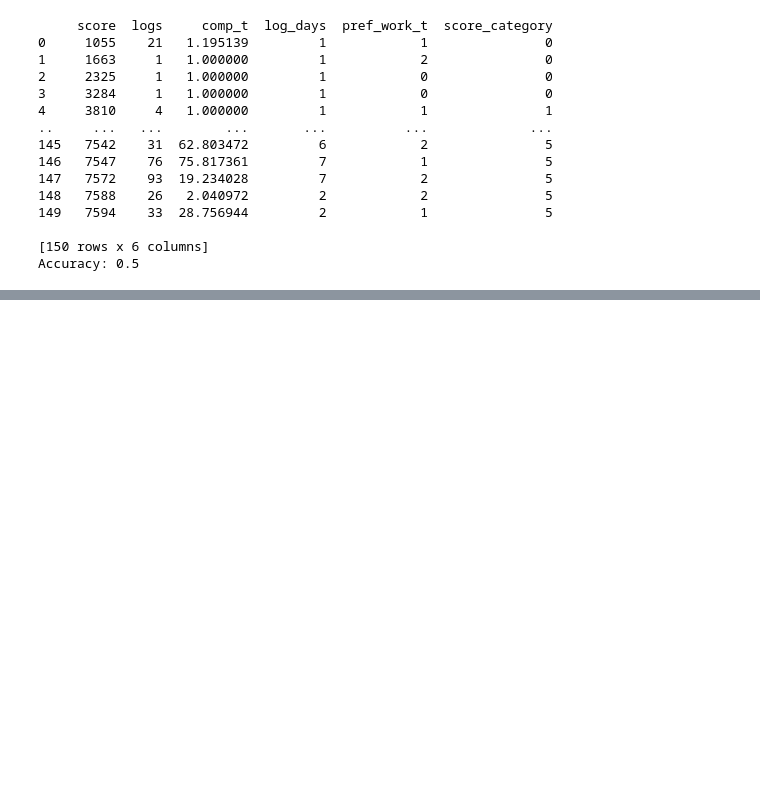
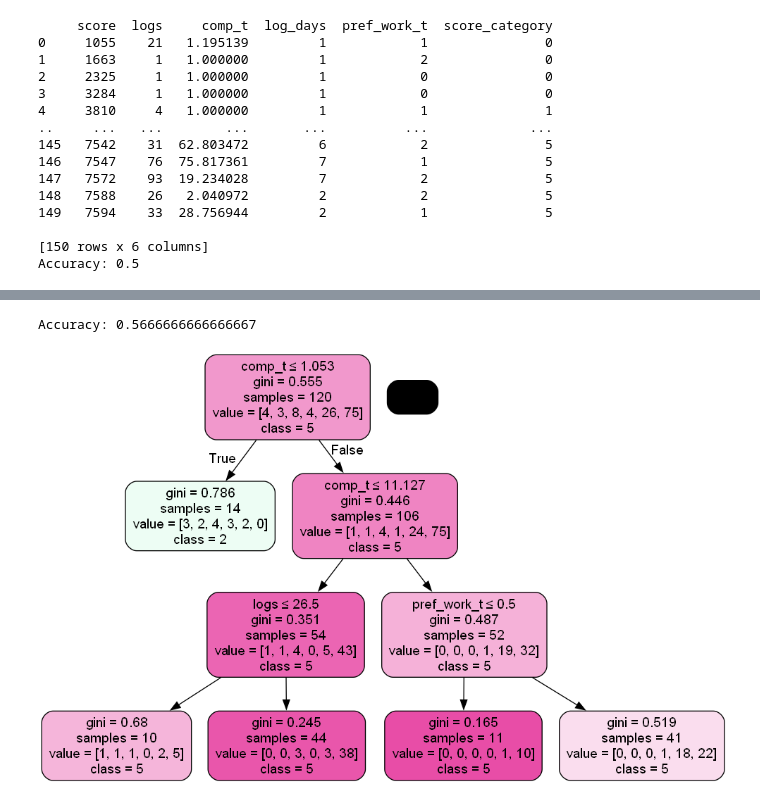
Before and after one commit to fskgiulia/JYUEF01, a Jupyter notebook: project_notebook.ipynb, the cells around one changed output, grey strips where cells are left out. Cells and saved outputs as stored; diff of their text form; code cells hidden in the pictures; blank space fills up the shorter version.

```diff
--- a/project_notebook.ipynb
+++ b/project_notebook.ipynb
@@ -374,0 +387,30 @@ Image(graph.create_png())
+# %%
+feature_cols = ['logs', 'comp_t', 'log_days', 'pref_work_t' ]
+X = df_new[feature_cols] # Features
+y = df_new.score_category # Target variable
+
+X_train, X_test, y_train, y_test = train_test_split(X, y, test_size=0.2, random_state=1)
+
+max_leaf_nodes = 10
+min_sample_leaf = 10
+max_depth = 3 # Keeping the depth small seems to lead to better results
+
+clf = DecisionTreeClassifier(criterion="gini",
+                             max_leaf_nodes = max_leaf_nodes,
+                             min_samples_leaf = min_sample_leaf,
+                             max_depth= max_depth)
+
+clf = clf.fit(X_train,y_train)
+y_pred = clf.predict(X_test)
+print("Accuracy:",metrics.accuracy_score(y_test, y_pred))
+
+dot_data = StringIO()
+export_graphviz(clf, out_file=dot_data,
+                filled=True, rounded=True,
+                special_characters=True, feature_names = feature_cols,class_names=['0','1', '2', '3', '4', '5'])
+graph = pydotplus.graph_from_dot_data(dot_data.getvalue())
+graph.write_png('tree.png')
+Image(graph.create_png())
+# %% [output]
+Accuracy: 0.5666666666666667
+[figure, added]
```
Also changed, not shown: parts of 20 cells of this notebook, 1 other file.
